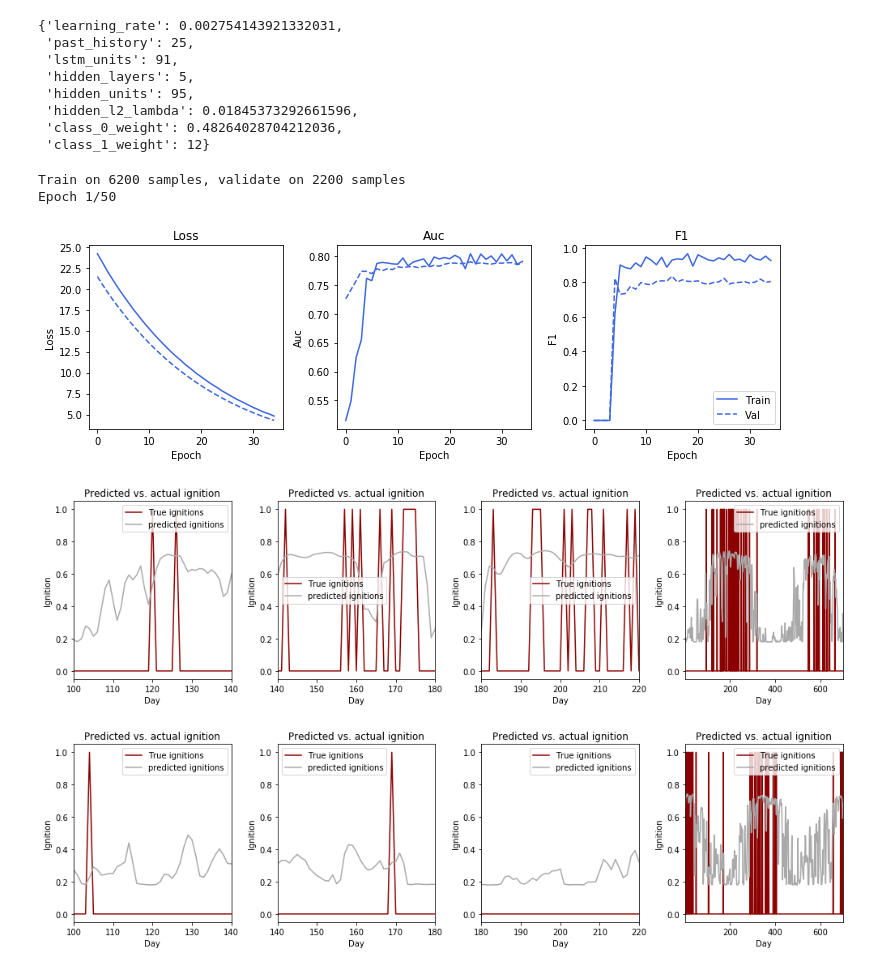
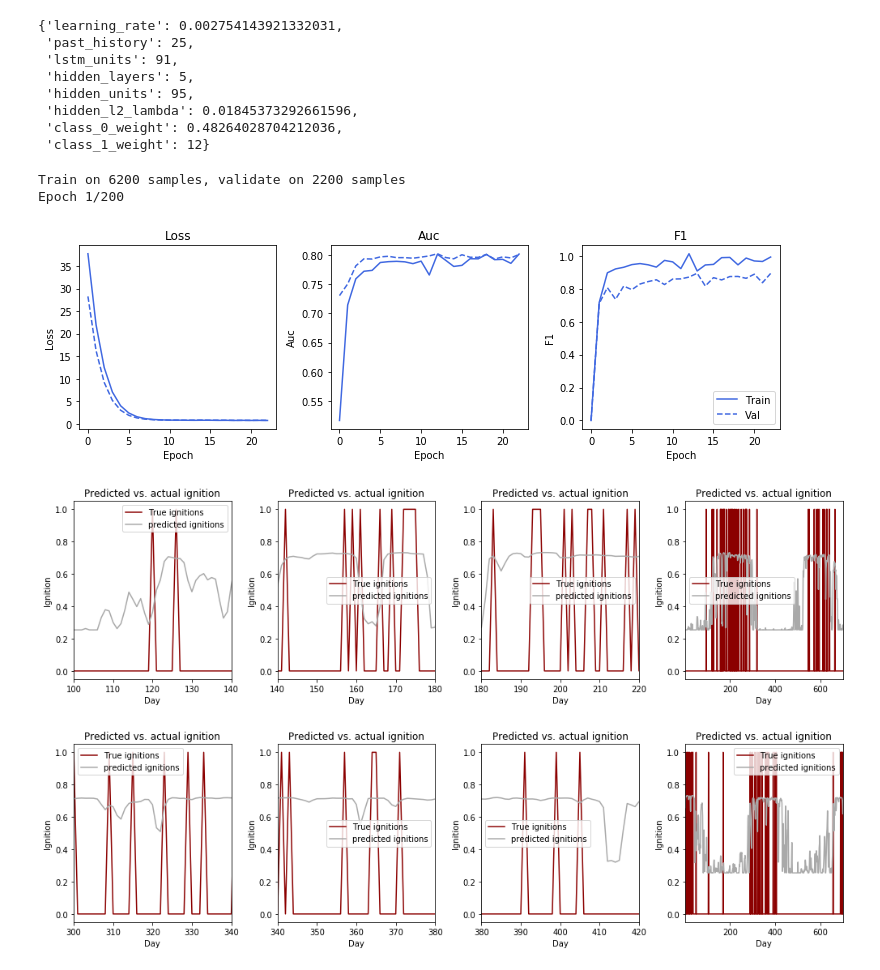
Before and after one commit to aristyogresearch/wildfire, a Jupyter notebook: notebooks/keras_LSTM_skopt_one_spatial_bin.ipynb, the cells around one changed output. Drawn from its saved outputs; the diff is of its cells as text; code cells hidden in the pictures.

Commit message:
Updated single bin fire prediction plot examples

```diff
--- a/notebooks/keras_LSTM_skopt_one_spatial_bin.ipynb
+++ b/notebooks/keras_LSTM_skopt_one_spatial_bin.ipynb
@@ -704,7 +704,7 @@ winning_hyperparams
  'class_1_weight': 12}
 # %%
 #learning_rate = winning_hyperparams['learning_rate']
-learning_rate = 0.0001
+learning_rate = 0.001
 #past_history = winning_hyperparams['past_history']
 past_history = 2
 lstm_units = winning_hyperparams['lstm_units']
@@ -712,7 +712,7 @@ hidden_layers = winning_hyperparams['hidden_layers']
 hidden_units = winning_hyperparams['hidden_units']
 #lstm_l2_lambda = winning_hyperparams['lstm_l2_lambda']
 #hidden_l2_lambda = winning_hyperparams['hidden_l2_lambda']
-hidden_l2_lambda = 0.05
+hidden_l2_lambda = 0.1
 class_0_weight = winning_hyperparams['class_0_weight']
 class_1_weight = winning_hyperparams['class_1_weight']
 
@@ -724,10 +724,10 @@ output_bias = tf.keras.initializers.Constant(initial_bias)
 
 class_weight = {0: class_0_weight, 1: class_1_weight}
 
-EPOCHS = 100
+EPOCHS = 200
 BATCH_SIZE = 200
-STEPS_PER_EPOCH = (len(training_data) * 0.9) // BATCH_SIZE
-VALIDATION_STEPS = (len(validation_data) * 0.9) // BATCH_SIZE
+STEPS_PER_EPOCH = (len(training_data) * 0.95) // BATCH_SIZE
+VALIDATION_STEPS = (len(validation_data) * 0.95) // BATCH_SIZE
 # %%
 x_train, y_train = multivariate_data(
     training_data,
@@ -819,11 +819,11 @@ history = model.fit(
 model.save('../trained_models/best_LSTM.keras')
 # %% [output]
 Train on 6200 samples, validate on 2200 samples
-Epoch 1/50
+Epoch 1/200
 # %%
 plot_metrics(history)
 # %% [output]
-[figure, old version]
+[figure, new version]
 # %%
 predictions = model.predict(x_train)
 # %%
@@ -920,7 +920,7 @@ plt.tight_layout()
 plt.savefig('../figures/single_LSTM_training_predictions.png', bbox_inches='tight')
 plt.show()
 # %% [output]
-[figure, old version]
+[figure, new version]
 # %%
 x_testing, y_testing = multivariate_data(
     test_data,
@@ -963,7 +963,7 @@ plt.xlabel('Day')
 plt.ylabel('Ignition')
 plt.title('Predicted vs. actual ignition')
 plt.legend()
-plt.xlim(100,140)
+plt.xlim(300,340)
 
 plt.subplot(1, 4, 2)
 
@@ -984,7 +984,7 @@ plt.xlabel('Day')
 plt.ylabel('Ignition')
 plt.title('Predicted vs. actual ignition')
 plt.legend()
-plt.xlim(140,180)
+plt.xlim(340,380)
 
 plt.subplot(1, 4, 3)
 
@@ -1004,32 +1004,32 @@ plt.plot(
 plt.xlabel('Day')
 plt.ylabel('Ignition')
 plt.title('Predicted vs. actual ignition')
 plt.legend()
-plt.xlim(180,220)
+plt.xlim(380,420)
 
 plt.subplot(1, 4, 4)
 
 plt.plot(
     range(len(y_testing)),
     y_testing,
     color = "darkred",
     label = 'True ignitions'
 )
 plt.plot(
     range(len(y_testing)),
     predictions,
     color = "darkgray",
     label = 'predicted ignitions'
 )
 
 plt.xlabel('Day')
 plt.ylabel('Ignition')
 plt.title('Predicted vs. actual ignition')
 plt.legend()
 plt.xlim(1,700)
 
 plt.tight_layout()
 plt.savefig('../figures/single_LSTM_testing_predictions.png', bbox_inches='tight')
 plt.show()
 # %% [output]
-[figure, old version]
+[figure, new version]
```
Also changed, not shown: 5 other files.
